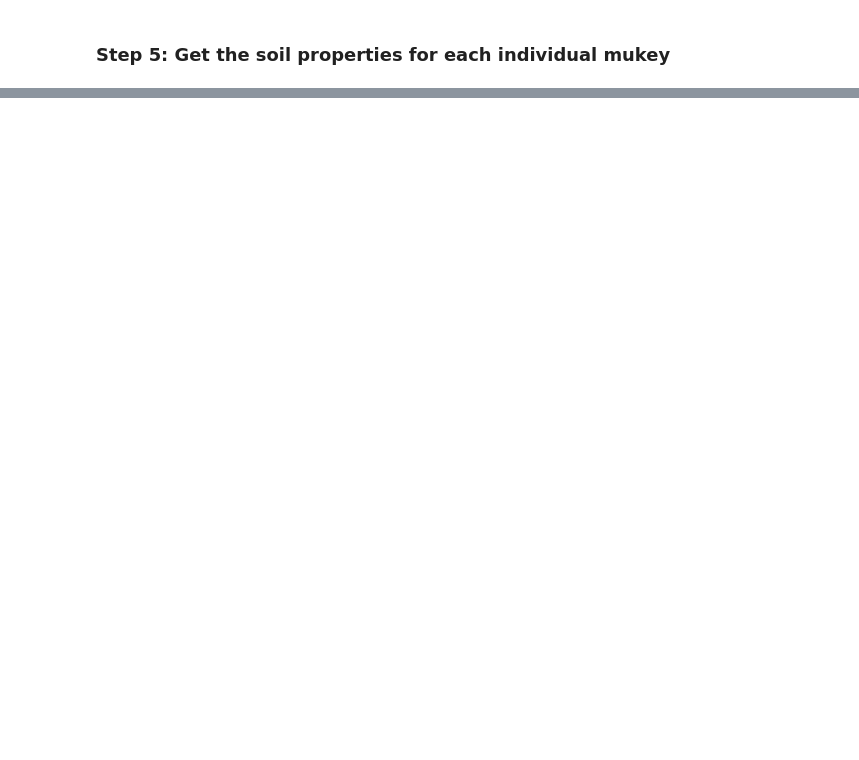
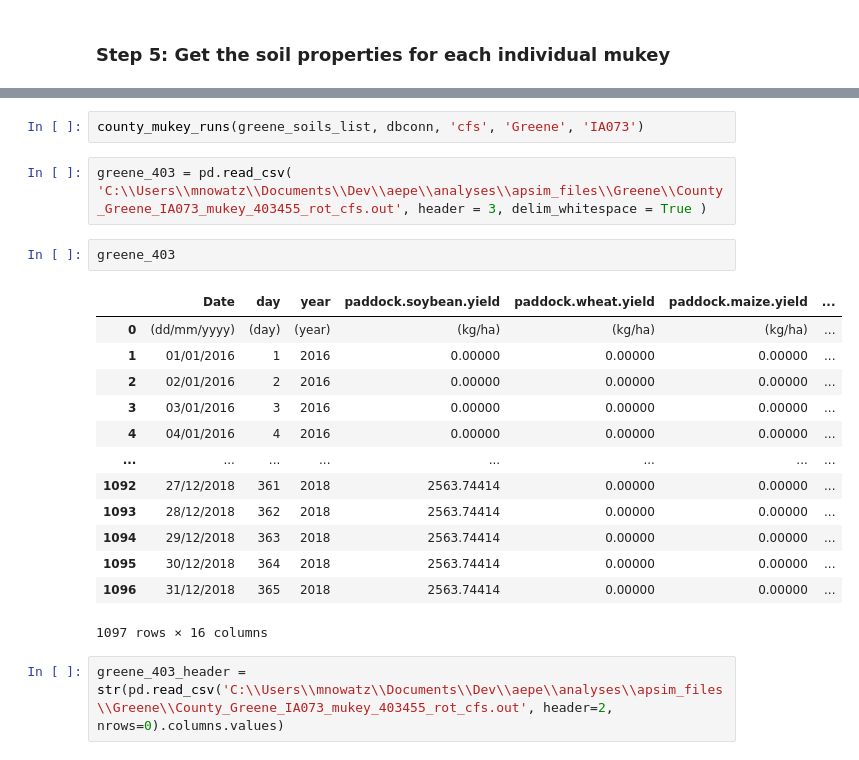
Before and after one commit to isuforesite/Foresite, a Jupyter notebook: analyses/raccoon-watershed.ipynb, the cells around one changed output, grey strips where cells are left out. Cells and saved outputs as stored; diff of their text form; blank space fills up the shorter version.

```diff
--- a/analyses/raccoon-watershed.ipynb
+++ b/analyses/raccoon-watershed.ipynb
@@ -356,0 +540,22 @@ create_apsim_files(greene, rots, dbconn)
+# %%
+county_mukey_runs(greene_soils_list, dbconn, 'cfs', 'Greene', 'IA073')
+# %%
+greene_403 = pd.read_csv( 'C:\\Users\\mnowatz\\Documents\\Dev\\aepe\\analyses\\apsim_files\\Greene\\County_Greene_IA073_mukey_403455_rot_cfs.out', header = 3, delim_whitespace = True )
+# %%
+greene_403
+# %% [output]
+|  | Date | day | year | paddock.soybean.yield | paddock.wheat.yield | paddock.maize.yield | ... |
+| 0 | (dd/mm/yyyy) | (day) | (year) | (kg/ha) | (kg/ha) | (kg/ha) | ... |
+| 1 | 01/01/2016 | 1 | 2016 | 0.00000 | 0.00000 | 0.00000 | ... |
+| 2 | 02/01/2016 | 2 | 2016 | 0.00000 | 0.00000 | 0.00000 | ... |
+| 3 | 03/01/2016 | 3 | 2016 | 0.00000 | 0.00000 | 0.00000 | ... |
+| 4 | 04/01/2016 | 4 | 2016 | 0.00000 | 0.00000 | 0.00000 | ... |
+| ... | ... | ... | ... | ... | ... | ... | ... |
+| 1092 | 27/12/2018 | 361 | 2018 | 2563.74414 | 0.00000 | 0.00000 | ... |
+| 1093 | 28/12/2018 | 362 | 2018 | 2563.74414 | 0.00000 | 0.00000 | ... |
+| 1094 | 29/12/2018 | 363 | 2018 | 2563.74414 | 0.00000 | 0.00000 | ... |
+| 1095 | 30/12/2018 | 364 | 2018 | 2563.74414 | 0.00000 | 0.00000 | ... |
+| 1096 | 31/12/2018 | 365 | 2018 | 2563.74414 | 0.00000 | 0.00000 | ... |
+1097 rows × 16 columns
+# %%
+greene_403_header = str(pd.read_csv('C:\\Users\\mnowatz\\Documents\\Dev\\aepe\\analyses\\apsim_files\\Greene\\County_Greene_IA073_mukey_403455_rot_cfs.out', header=2, nrows=0).columns.values)
```
Also changed, not shown: parts of 36 cells of this notebook, 12 other files.
